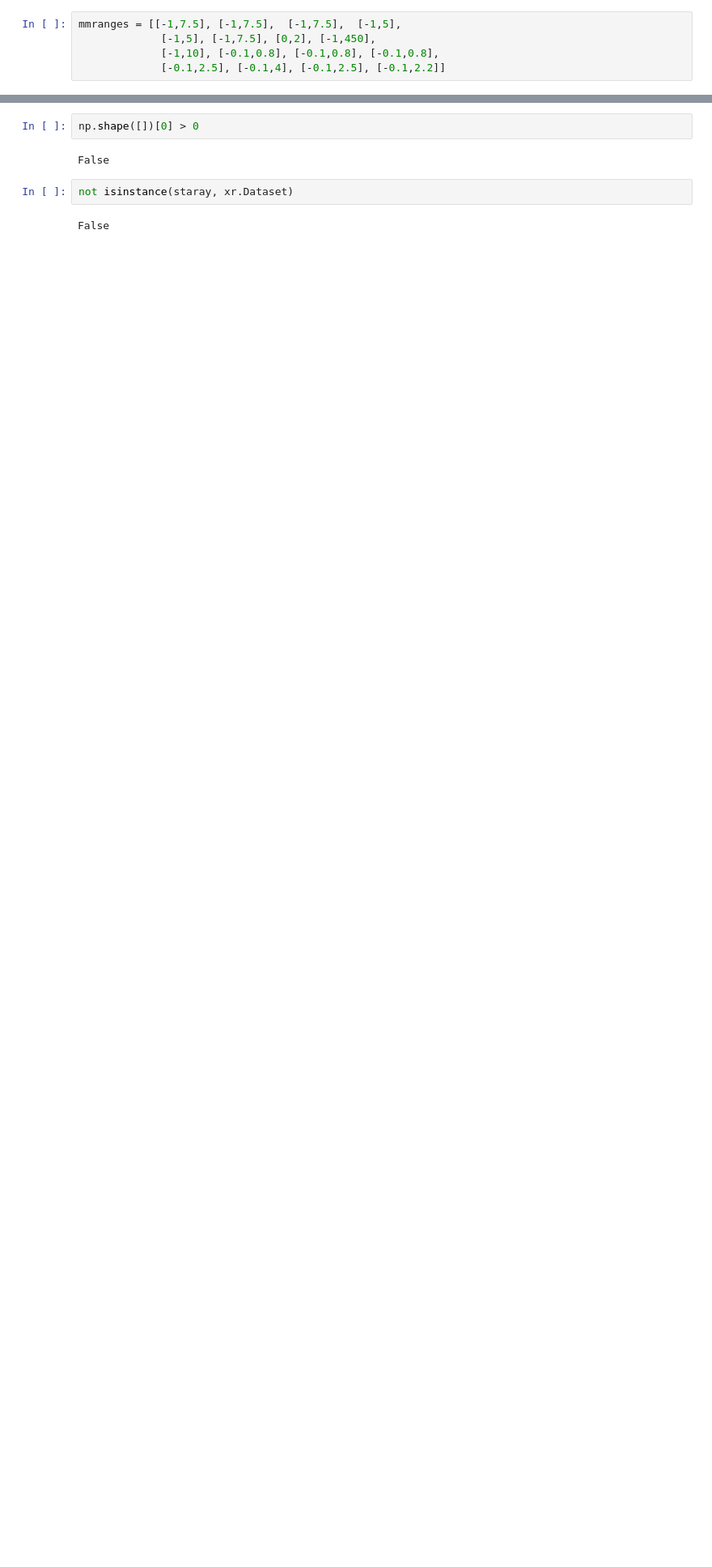
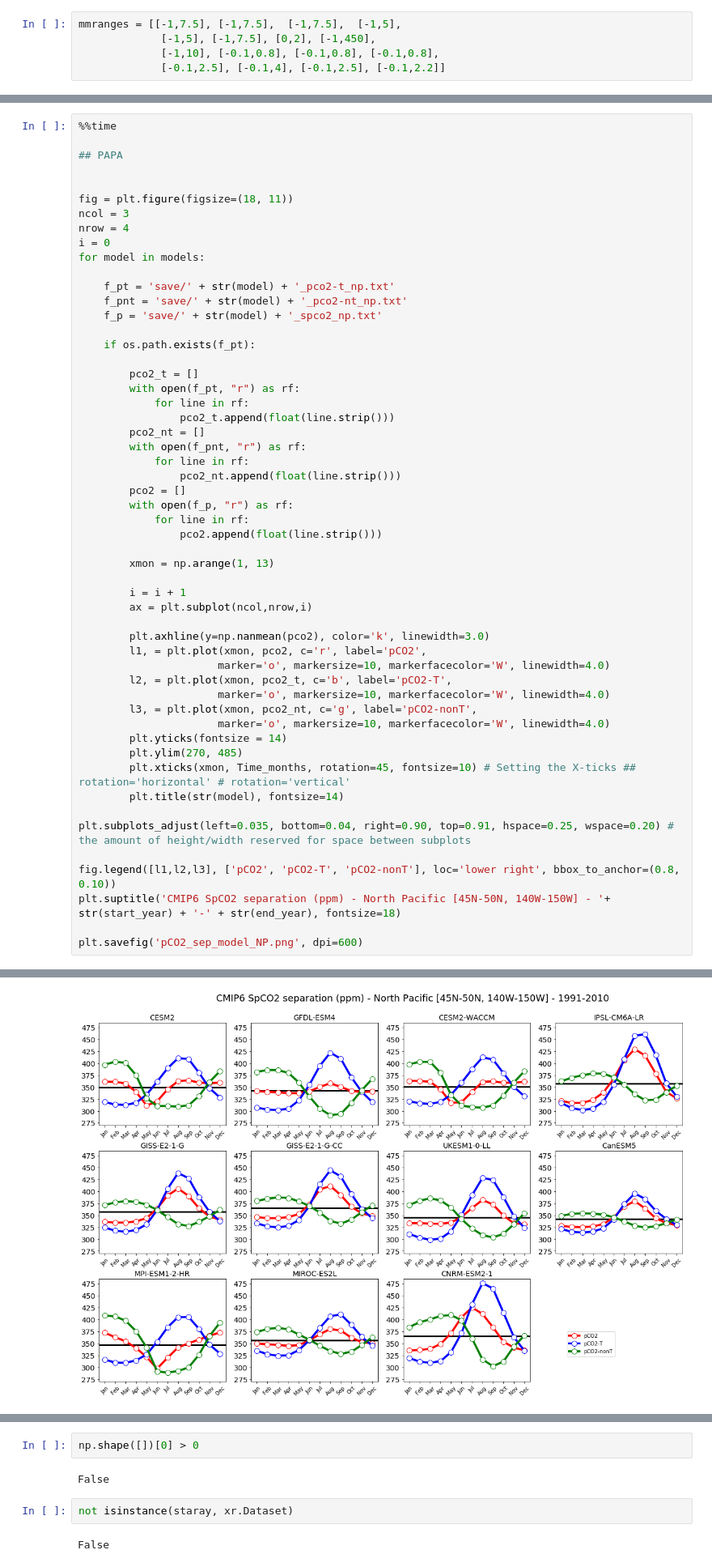
Before and after one commit to Marinov-Ocean-Group/CMIP6-Codes, a Jupyter notebook: Seasonal.ipynb, the cells around one changed output, grey strips where cells are left out. Shown at 81% size. Cells and saved outputs as stored; diff of their text form; blank space fills up the shorter version.

```diff
--- a/Seasonal.ipynb
+++ b/Seasonal.ipynb
@@ -1130,0 +1152,55 @@ Wall time: 8.67 s
+# %%
+%%time
+
+## PAPA
+
+
+fig = plt.figure(figsize=(18, 11))
+ncol = 3
+nrow = 4
+i = 0
+for model in models:
+
+    f_pt = 'save/' + str(model) + '_pco2-t_np.txt'
+    f_pnt = 'save/' + str(model) + '_pco2-nt_np.txt'
+    f_p = 'save/' + str(model) + '_spco2_np.txt'
+
+    if os.path.exists(f_pt):
+
+        pco2_t = []
+        with open(f_pt, "r") as rf:
+            for line in rf:
+                pco2_t.append(float(line.strip()))
+        pco2_nt = []
+        with open(f_pnt, "r") as rf:
+            for line in rf:
+                pco2_nt.append(float(line.strip()))
+        pco2 = []
+        with open(f_p, "r") as rf:
+            for line in rf:
+                pco2.append(float(line.strip()))
+
+        xmon = np.arange(1, 13)
+
+        i = i + 1
+        ax = plt.subplot(ncol,nrow,i)
+
+        plt.axhline(y=np.nanmean(pco2), color='k', linewidth=3.0)
+        l1, = plt.plot(xmon, pco2, c='r', label='pCO2',
+                      marker='o', markersize=10, markerfacecolor='W', linewidth=4.0)
+        l2, = plt.plot(xmon, pco2_t, c='b', label='pCO2-T',
+                      marker='o', markersize=10, markerfacecolor='W', linewidth=4.0)
+        l3, = plt.plot(xmon, pco2_nt, c='g', label='pCO2-nonT',
+                      marker='o', markersize=10, markerfacecolor='W', linewidth=4.0)
+        plt.yticks(fontsize = 14)
+        plt.ylim(270, 485)
+        plt.xticks(xmon, Time_months, rotation=45, fontsize=10) # Setting the X-ticks ## rotation='horizontal' # rotation='vertical'
+        plt.title(str(model), fontsize=14)
+
+plt.subplots_adjust(left=0.035, bottom=0.04, right=0.90, top=0.91, hspace=0.25, wspace=0.20) # the amount of height/width reserved for space between subplots
+
+fig.legend([l1,l2,l3], ['pCO2', 'pCO2-T', 'pCO2-nonT'], loc='lower right', bbox_to_anchor=(0.8, 0.10))
+plt.suptitle('CMIP6 SpCO2 separation (ppm) - North Pacific [45N-50N, 140W-150W] - '+ str(start_year) + '-' + str(end_year), fontsize=18)
+
+plt.savefig('pCO2_sep_model_NP.png', dpi=600)
+# %% [output]
@@ -1130,0 +1209 @@ Wall time: 8.67 s
+[figure, added]
```
Also changed, not shown: parts of 18 cells of this notebook, 24 other files.
